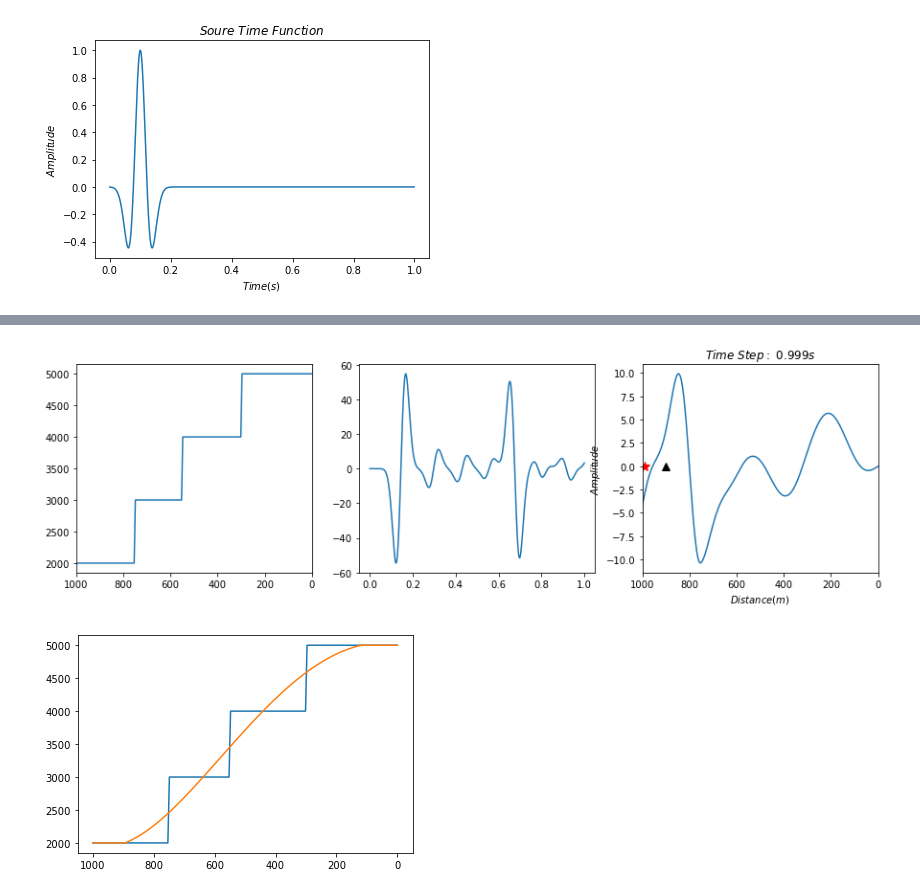
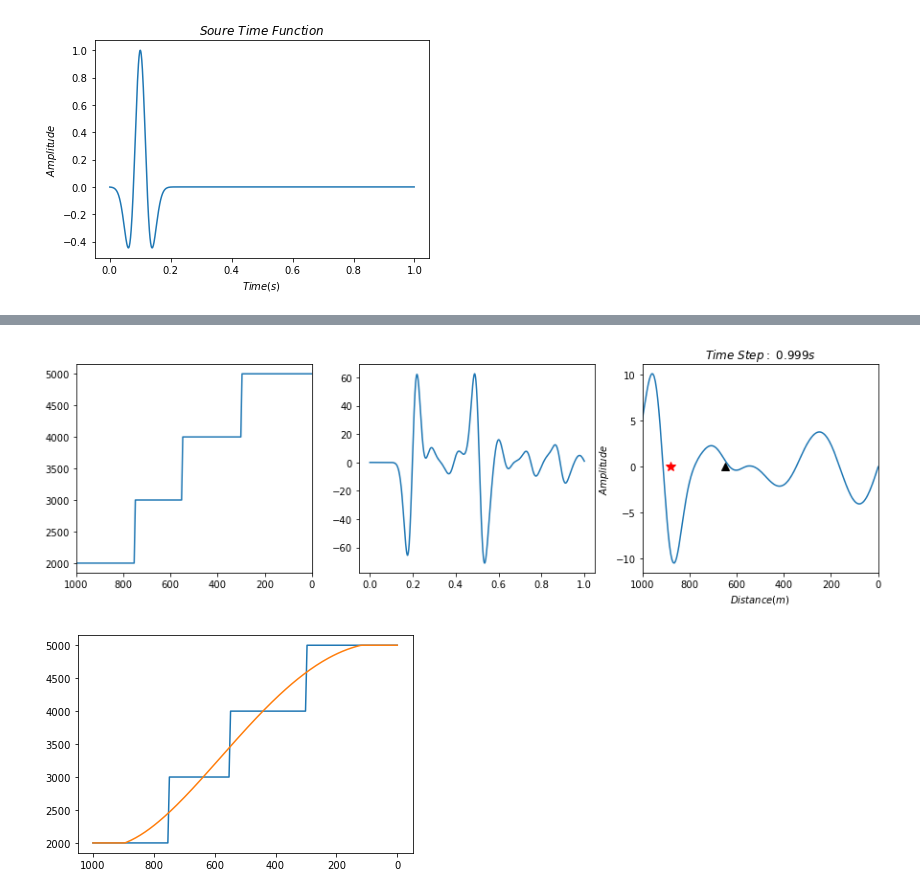
Before and after one commit to Huadangfan/Wave_Simulate, a Jupyter notebook: RNN_Wave_Inverse_clean_version.ipynb, the cells around one changed output, grey strips where cells are left out. Cells and saved outputs as stored; diff of their text form; code cells hidden in the pictures.

Commit message:
backup and Using mul sources and receivers

```diff
--- a/RNN_Wave_Inverse_clean_version.ipynb
+++ b/RNN_Wave_Inverse_clean_version.ipynb
@@ -24,8 +24,8 @@ class RNNCell_FD(Module):
     def __init__(self, dx, dt, isrc, ir, nx, vel):
         super(RNNCell_FD, self).__init__()
         self.dx = dx          # grid point distance in x-direction
-        self.ir = ir          # receiver position in x-direction
-        self.isrc = isrc      # source position in x-direction
+#         self.ir = ir          # receiver position in x-direction
+#         self.isrc = isrc      # source position in x-direction
         self.nx = nx          # number of grid points in x-direction
         self.dt = dt          # sample delta
         kernel = [1/(dx**2), -2/(dx**2), 1/(dx**2)] # laplacian operator in space
@@ -36,13 +36,15 @@ class RNNCell_FD(Module):
         self.weight_conv = Parameter(data=kernel, requires_grad=False)
 
 
-    def forward(self, input, h_current, h_old):
+    def forward(self, input, h_current, h_old, isrc, ir):
         ''' Forward calculating
         Args:
             input: the i-th value of source time function
             h_current: current wavefield
             h_old: previous wavefield
         '''
+        self.ir = ir
+        self.isrc = isrc
         if vel.shape[-1] != self.nx:
             # check the lenght of velocity model for nx
             print(f'[ERROR]: velocity model length {vel.shape[-1]} != {nx}!')
@@ -127,11 +129,12 @@ nx   = 200         # number of grid points in x-direction
 dx   = 5          # grid point distance in x-direction
 isrc = 198          # source location in grid in x-direction
 ir   = 180          # receiver location in grid in x-direction
+mul_ir = np.linspace(180, 20, 33, dtype=int)
+mul_isrc = np.linspace(198, 38, 16, dtype=int)
+print(mul_ir)
+print(mul_isrc)
 
-h_current = torch.zeros(1,1,nx)  # current wavefield
-h_old = torch.zeros(1,1,nx)      # previous wavefield
-
-seis = np.zeros(nt)              # receiver amplitude
+seis = np.zeros((len(mul_isrc),len(mul_ir),nt))              # receiver amplitude
 
 vel = torch.cat((torch.ones(60)*5000, torch.ones(50)*4000, torch.ones(40)*3000, torch.ones(50)*2000))
 vel_test1 = torch.cat((torch.ones(40)*5000, torch.linspace(5000,4000,30),
@@ -143,29 +146,36 @@ vel_test1 = torch.cat((torch.ones(40)*5000, torch.linspace(5000,4000,30),
 net = RNNCell_FD(dx, dt, isrc, ir, nx, vel)
 net = net.float()
 check_it = -1
-for it in range(nt):  # the time, from 0-th to nt-th wavefield
-    # forward:
-    h_old, h_current, record = net(src[it], h_current, h_old)
-    seis[it] = record
-    if it == range(nt)[check_it]: # plot the check_it-th wavefield
-        print(h_old.shape, h_current.shape)
-        plt.figure(figsize=(15,4))
-        ax3 = plt.subplot(131)
-        ax3.plot(np.linspace(0 * dx, nx * dx, nx), vel.numpy())
-        ax3.set_xlim([0, nx*dx])
-        ax3.invert_xaxis()
+for i, isrc_items in enumerate(mul_isrc):
+    for indexs, ir_items in enumerate(mul_ir):
+        h_current = torch.zeros(1,1,nx)  # current wavefield
+        h_old = torch.zeros(1,1,nx)      # previous wavefield
+        print(i, indexs)
+        for it in range(nt):  # the time, from 0-th to nt-th wavefield
+            # forward:
+            h_old, h_current, record = net(src[it], h_current, h_old, isrc_items, ir_items)
+            seis[i][indexs][it] = record
+            if it == range(nt)[check_it] and i == 2 and indexs == 10: # plot the check_it-th wavefield
+                print(h_old.shape, h_current.shape)
+                plt.figure(figsize=(15,4))
+                ax3 = plt.subplot(131)
+                ax3.plot(np.linspace(0 * dx, nx * dx, nx), vel.numpy())
+                ax3.set_xlim([0, nx*dx])
+                ax3.invert_xaxis()
 
-        ax1 = plt.subplot(132)
-        time = np.linspace(0 * dt, nt * dt, nt)
-        ax1.plot(time, seis)
+                ax1 = plt.subplot(132)
+                time = np.linspace(0 * dt, nt * dt, nt)
+                ax1.plot(time, seis[i, indexs, :])
 
-        ax2 = plt.subplot(133)
-        ax2.plot(np.linspace(0 * dx, nx * dx, nx), h_current[0,0,:].detach().numpy())
-        ax2.plot(isrc*dx, 0, 'r*', markersize=11) # source position
-        ax2.plot(ir*dx, 0, 'k^', markersize=8) # receiver position
-        ax2.set_xlim([0, nx*dx])
-        ax2.set_xlabel('$Distance(m)$')
-        ax2.set_ylabel('$Amplitude$')
-        ax2.set_title(f'$Time\ Step:\ {it*dt}s$')
-        ax2.invert_xaxis()
+                ax2 = plt.subplot(133)
+                ax2.plot(np.linspace(0 * dx, nx * dx, nx), h_current[0,0,:].detach().numpy())
+                ax2.plot(isrc_items*dx, 0, 'r*', markersize=11) # source position
+                ax2.plot(ir_items*dx, 0, 'k^', markersize=8) # receiver position
+                ax2.set_xlim([0, nx*dx])
+                ax2.set_xlabel('$Distance(m)$')
+                ax2.set_ylabel('$Amplitude$')
+                ax2.set_title(f'$Time\ Step:\ {it*dt}s$')
+                ax2.invert_xaxis()
+#                 plt.pause(0.01)
+#                 display.clear_output(wait=True)
 # %% [output]
@@ -173,4 +199,4 @@ torch.Size([1, 1, 200]) torch.Size([1, 1, 200])
-[figure, old version]
+[figure, new version]
 # %%
 target = seis # inverstion target
 
```
Also changed, not shown: parts of 4 cells of this notebook, 1 other file.
